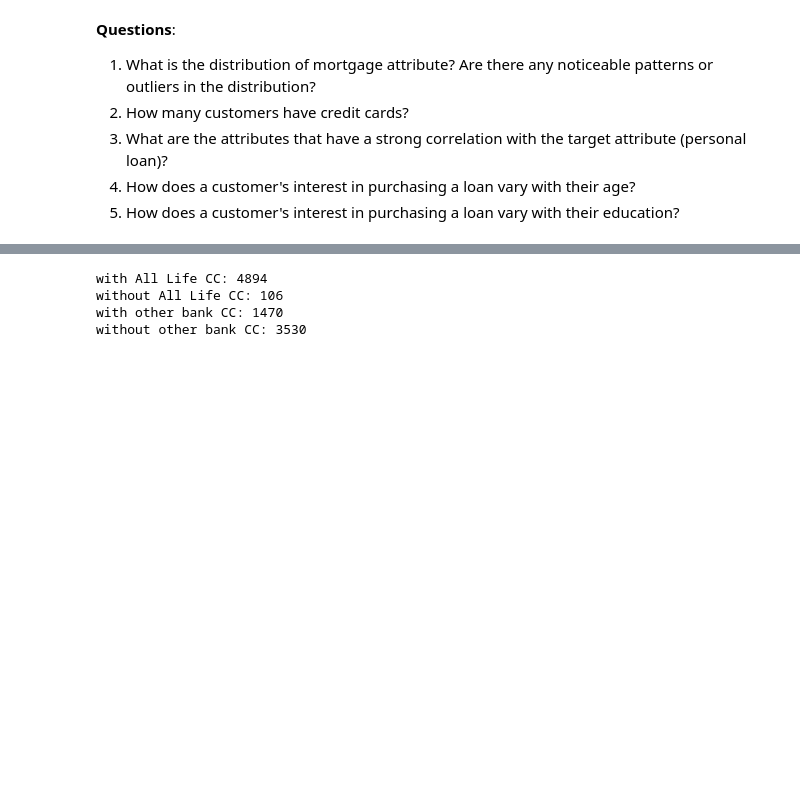
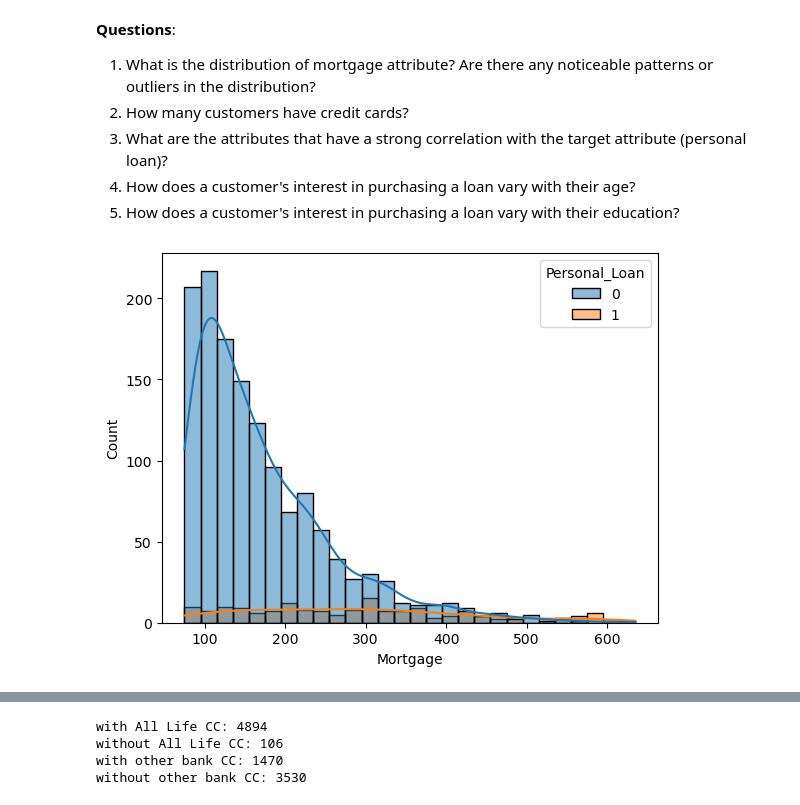
Before and after one commit to apgt60/vscode-python-test, a Jupyter notebook: project02/AIML_ML_Project_Full_Code_Notebook.ipynb, the cells around one changed output, grey strips where cells are left out. Drawn from its saved outputs; the diff is of its cells as text; code cells hidden in the pictures; blank space fills up the shorter version.

```diff
--- a/project02/AIML_ML_Project_Full_Code_Notebook.ipynb
+++ b/project02/AIML_ML_Project_Full_Code_Notebook.ipynb
@@ -146,3 +135,8 @@ number of unique zip codes: 467
 3. What are the attributes that have a strong correlation with the target attribute (personal loan)?
 4. How does a customer's interest in purchasing a loan vary with their age?
 5. How does a customer's interest in purchasing a loan vary with their education?
+# %%
+#Plot for those that have a Mortgage
+sns.histplot(data=data[data['Mortgage'] > 0],x='Mortgage', kde=True, hue='Personal_Loan');
+# %% [output]
+[figure, added]
```
Also changed, not shown: parts of 95 cells of this notebook, 1 other file.
